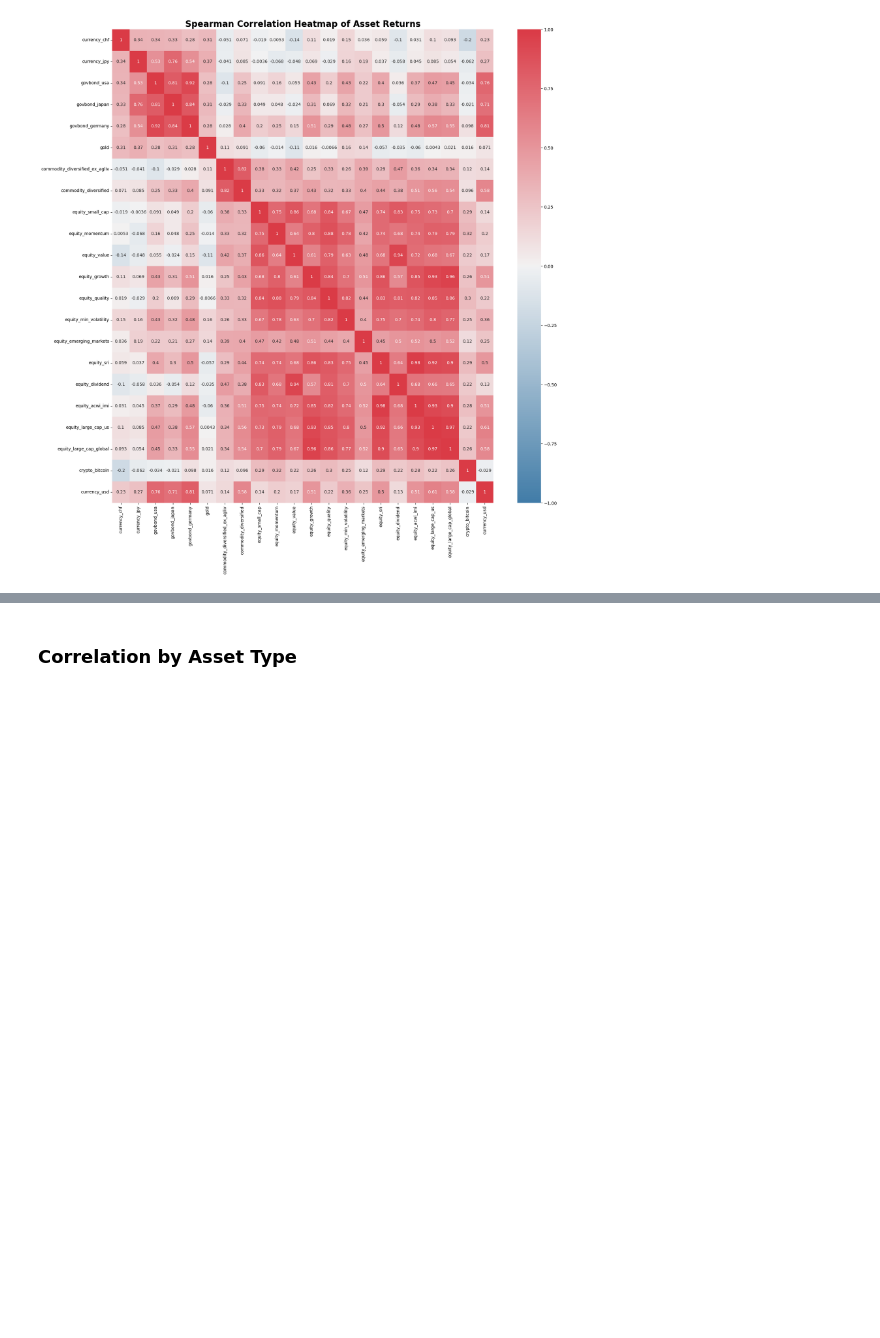
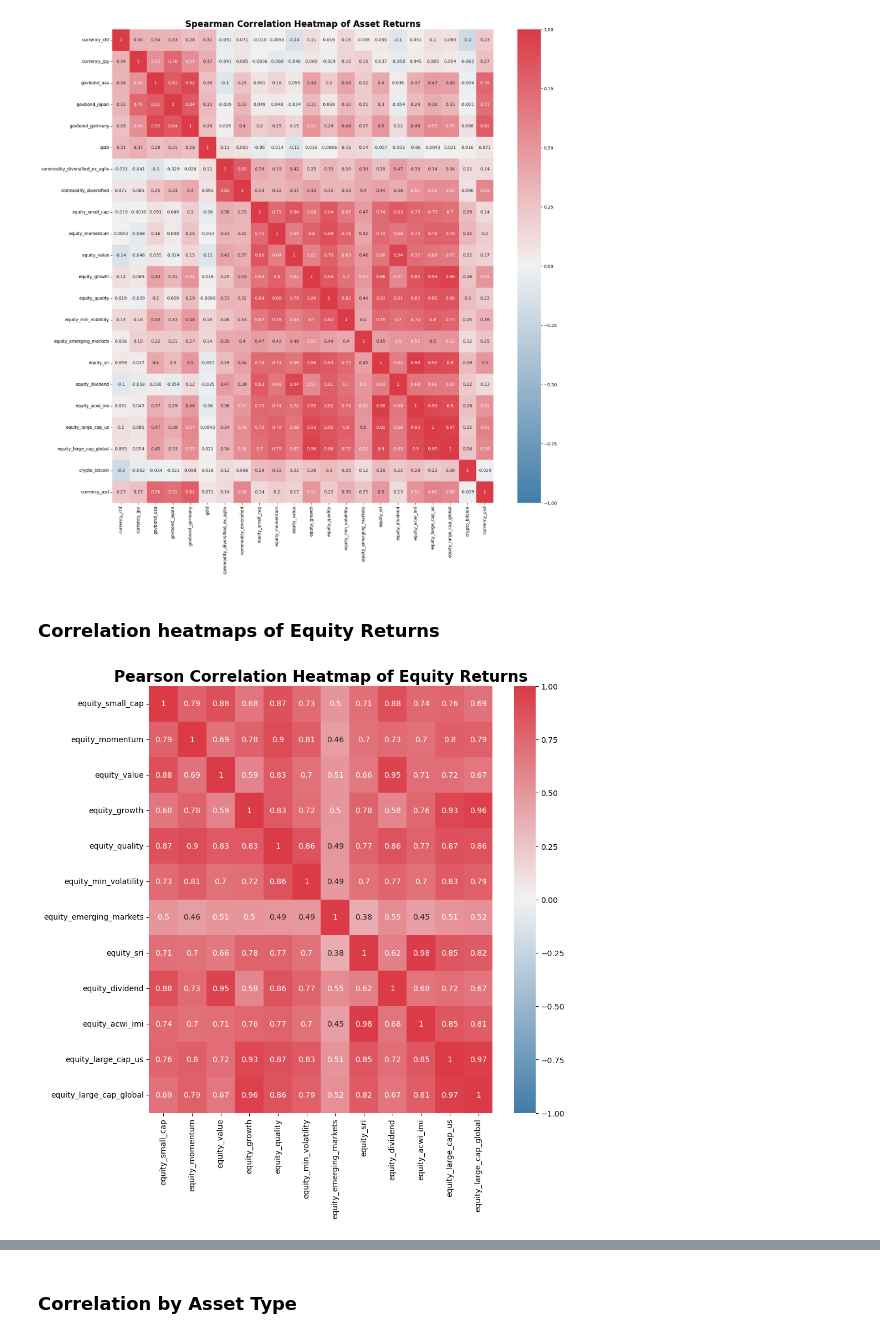
Before and after one commit to JAlbertOfficial/rebalytics, a Jupyter notebook: notebooks/02_data_exploration_processing.ipynb, the cells around one changed output, grey strips where cells are left out. Cells and saved outputs as stored; diff of their text form; code cells hidden in the pictures; blank space fills up the shorter version.

Commit message:
feat: Add correlation heatmaps for equity returns
Add Pearson and Spearman correlation heatmaps for equity asset returns
by filtering columns that begin with 'equity_'.

```diff
--- a/notebooks/02_data_exploration_processing.ipynb
+++ b/notebooks/02_data_exploration_processing.ipynb
@@ -371,3 +371,25 @@ plt.title('Spearman Correlation Heatmap of Asset Returns', fontsize=20, fontweig
 plt.show()  # Display the plot
 # %% [output]
 [figure]
+# %% [markdown]
+### Correlation heatmaps of Equity Returns
+# %%
+# Filter the columns that start with "equity_"
+equity_columns = [col for col in df_returns.columns if col.startswith('equity_')]
+df_equity_returns = df_returns[equity_columns]
+
+# Pearson correlation for equity columns
+correlation_matrix_pearson_equity = df_equity_returns.corr(method='pearson')
+
+# Define a color palette from blue to white to red for better visualization
+cmap = sns.diverging_palette(240, 10, as_cmap=True)
+
+# Create the heatmap to display the Pearson correlation matrix for equities
+plt.figure(figsize=(10, 10))  # Set the figure size
+sns.heatmap(correlation_matrix_pearson_equity, annot=True, cmap=cmap, vmin=-1, vmax=1)  # Plot the heatmap with annotations
+
+# Set a more descriptive and formatted title for the plot
+plt.title('Pearson Correlation Heatmap of Equity Returns', fontsize=20, fontweight='bold')
+plt.show()
+# %% [output]
+[figure, added]
```
Also changed, not shown: parts of 1 cell of this notebook.
